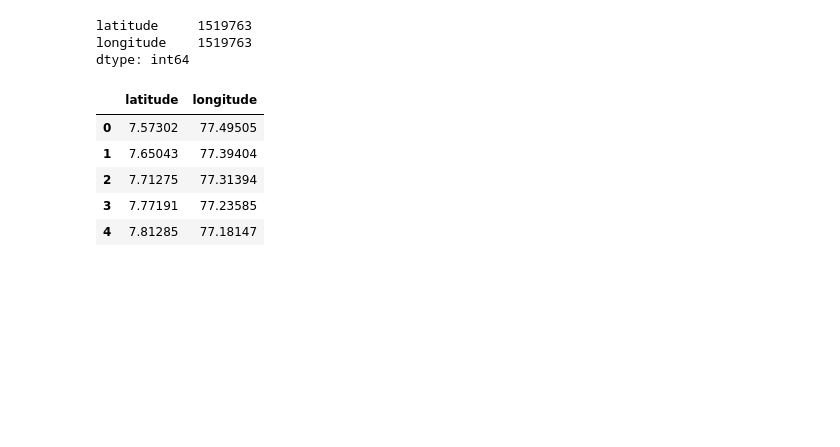
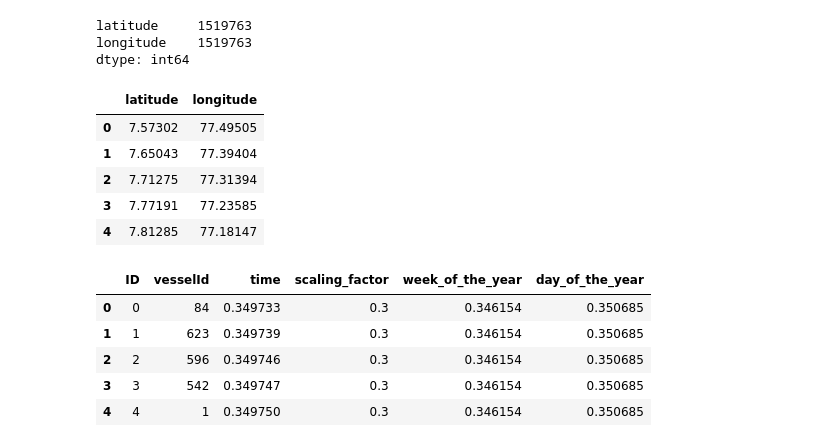
Before and after one commit to javanster/AIS-Vessel-Trajectory-Prediction, a Jupyter notebook: data_preprocessing.ipynb, the cells around one changed output. Cells and saved outputs as stored; diff of their text form; code cells hidden in the pictures; blank space fills up the shorter version.

```diff
--- a/data_preprocessing.ipynb
+++ b/data_preprocessing.ipynb
@@ -260,6 +283,15 @@ dtype: int64
 | 2 | 7.71275 | 77.31394 |
 | 3 | 7.77191 | 77.23585 |
 | 4 | 7.81285 | 77.18147 |
+# %%
+test_df.head()
+# %% [output]
+|  | ID | vesselId | time | scaling_factor | week_of_the_year | day_of_the_year |
+| 0 | 0 | 84 | 0.349733 | 0.3 | 0.346154 | 0.350685 |
+| 1 | 1 | 623 | 0.349739 | 0.3 | 0.346154 | 0.350685 |
+| 2 | 2 | 596 | 0.349746 | 0.3 | 0.346154 | 0.350685 |
+| 3 | 3 | 542 | 0.349747 | 0.3 | 0.346154 | 0.350685 |
+| 4 | 4 | 1 | 0.349750 | 0.3 | 0.346154 | 0.350685 |
 # %%
 train_X.to_csv('data/processed_data/train_X_with_vessel_ID.csv', index=False)
 train_y.to_csv('data/processed_data/train_y.csv', index=False)
```
Also changed, not shown: parts of 4 cells of this notebook, 1 other file.
